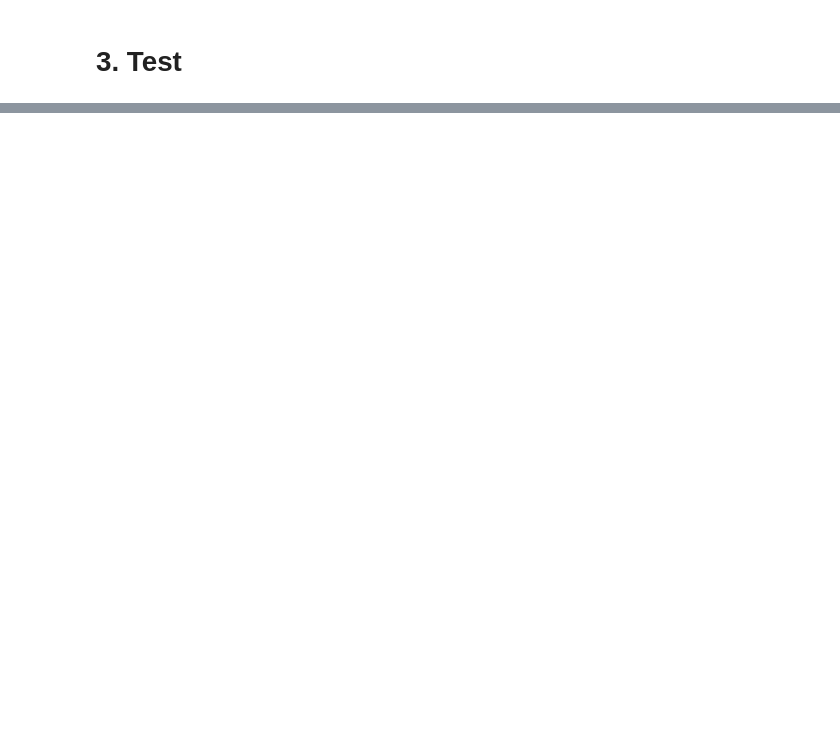
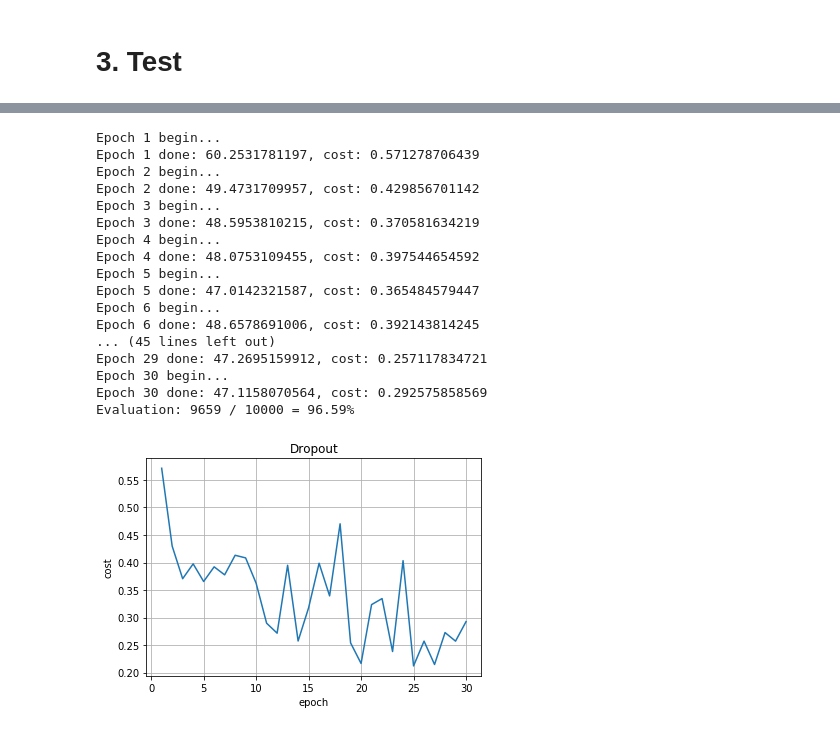
Before and after one commit to dominhhai/dominhhai.github.io, a Jupyter notebook: code/nn-mnist/network-overfitting.ipynb, the cells around one changed output, grey strips where cells are left out. Cells and saved outputs as stored; diff of their text form; code cells hidden in the pictures; blank space fills up the shorter version.

```diff
--- a/code/nn-mnist/network-overfitting.ipynb
+++ b/code/nn-mnist/network-overfitting.ipynb
@@ -259,0 +252,41 @@ True
+# %%
+import data_loader
+#from nn_overfitting import NN
+import matplotlib.pyplot as plt
+
+# load data
+training_data, validation_data, test_data = data_loader.load()
+
+# run NN
+nn = NN([784, 100, 10])
+cost = nn.train(training_data, 30, 10, 0.5, 0.0, 0.5)
+
+correct = nn.evaluate(test_data)
+total = len(test_data)
+print('Evaluation: {0} / {1} = {2}%'.format(correct, total, 100 * correct/total))
+
+plt.title('Dropout')
+plt.plot(np.arange(1, 31), cost)
+plt.xlabel('epoch')
+plt.ylabel('cost')
+plt.grid()
+plt.show()
+# %% [output]
+Epoch 1 begin...
+Epoch 1 done: 60.2531781197, cost: 0.571278706439
+Epoch 2 begin...
+Epoch 2 done: 49.4731709957, cost: 0.429856701142
+Epoch 3 begin...
+Epoch 3 done: 48.5953810215, cost: 0.370581634219
+Epoch 4 begin...
+Epoch 4 done: 48.0753109455, cost: 0.397544654592
+Epoch 5 begin...
+Epoch 5 done: 47.0142321587, cost: 0.365484579447
+Epoch 6 begin...
+Epoch 6 done: 48.6578691006, cost: 0.392143814245
+... (45 lines left out)
+Epoch 29 done: 47.2695159912, cost: 0.257117834721
+Epoch 30 begin...
+Epoch 30 done: 47.1158070564, cost: 0.292575858569
+Evaluation: 9659 / 10000 = 96.59%
+[figure, added]
```
Also changed, not shown: parts of 3 cells of this notebook, 1 other file.
